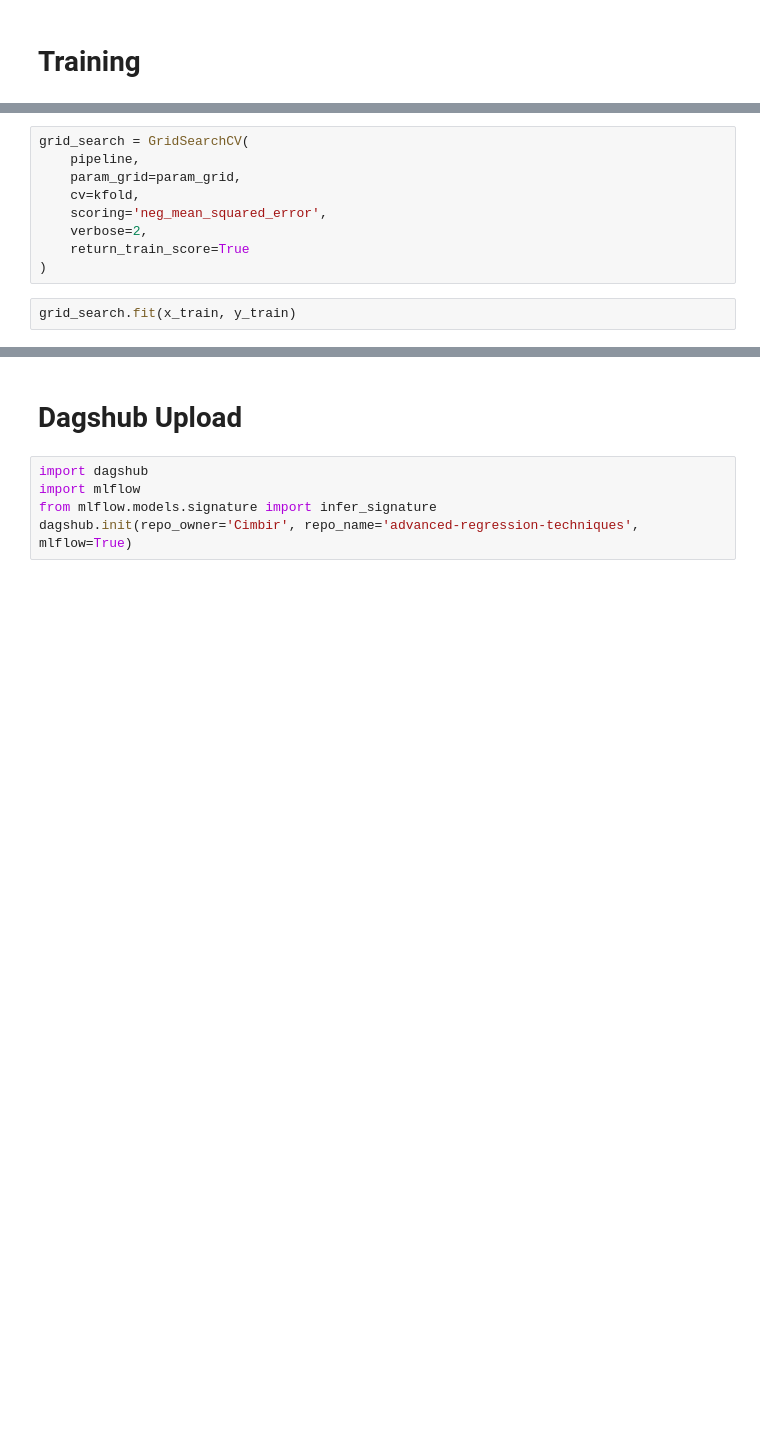
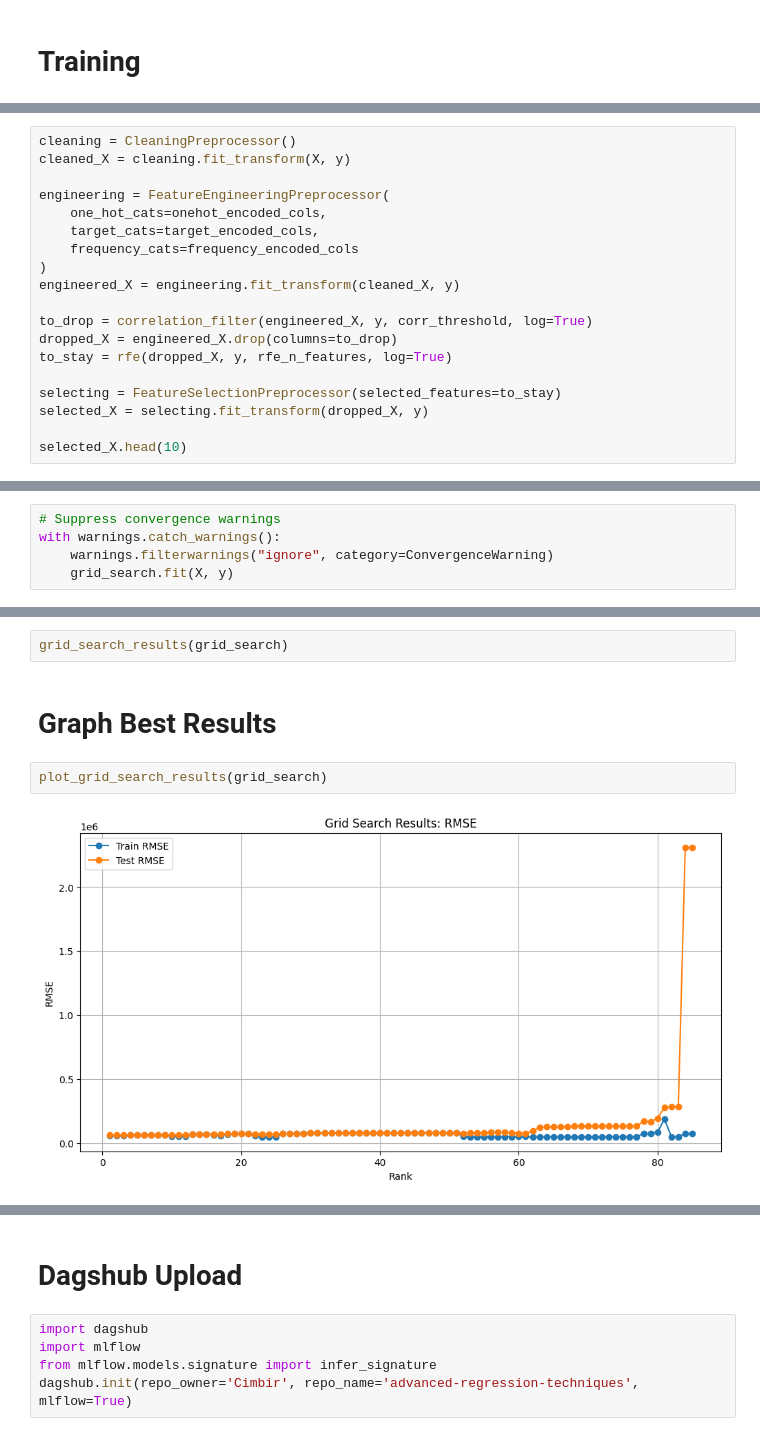
Before and after one commit to Cimbir/advanced-regression-techniques, a Jupyter notebook: model_experiment.ipynb, the cells around one changed output, grey strips where cells are left out. Cells and saved outputs as stored; diff of their text form; blank space fills up the shorter version.

```diff
--- a/model_experiment.ipynb
+++ b/model_experiment.ipynb
@@ -340,0 +261,19 @@ from sklearn.preprocessing import StandardScaler, MinMaxScaler, RobustScaler, No
+# %%
+cleaning = CleaningPreprocessor()
+cleaned_X = cleaning.fit_transform(X, y)
+
+engineering = FeatureEngineeringPreprocessor(
+    one_hot_cats=onehot_encoded_cols,
+    target_cats=target_encoded_cols,
+    frequency_cats=frequency_encoded_cols
+)
+engineered_X = engineering.fit_transform(cleaned_X, y)
+
+to_drop = correlation_filter(engineered_X, y, corr_threshold, log=True)
+dropped_X = engineered_X.drop(columns=to_drop)
+to_stay = rfe(dropped_X, y, rfe_n_features, log=True)
+
+selecting = FeatureSelectionPreprocessor(selected_features=to_stay)
+selected_X = selecting.fit_transform(dropped_X, y)
+
+selected_X.head(10)
@@ -374,11 +366,0 @@ param_grid = [
-# %%
-grid_search = GridSearchCV(
-    pipeline,
-    param_grid=param_grid,
-    cv=kfold,
-    scoring='neg_mean_squared_error',
-    verbose=2,
-    return_train_score=True
-)
-# %%
-grid_search.fit(x_train, y_train)
@@ -448,0 +367,5 @@ print(get_results(grid_search))
+# %%
+# Suppress convergence warnings
+with warnings.catch_warnings():
+    warnings.filterwarnings("ignore", category=ConvergenceWarning)
+    grid_search.fit(X, y)
@@ -448,0 +390,8 @@ print(get_results(grid_search))
+# %%
+grid_search_results(grid_search)
+# %% [markdown]
+# Graph Best Results
+# %%
+plot_grid_search_results(grid_search)
+# %% [output]
+[figure, added]
```
Also changed, not shown: parts of 88 cells of this notebook, 4 other files.
